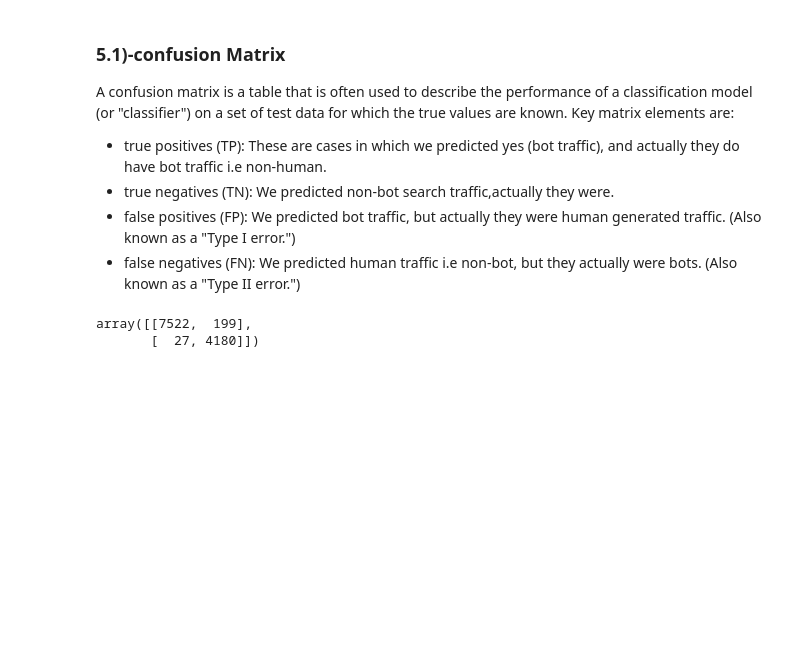
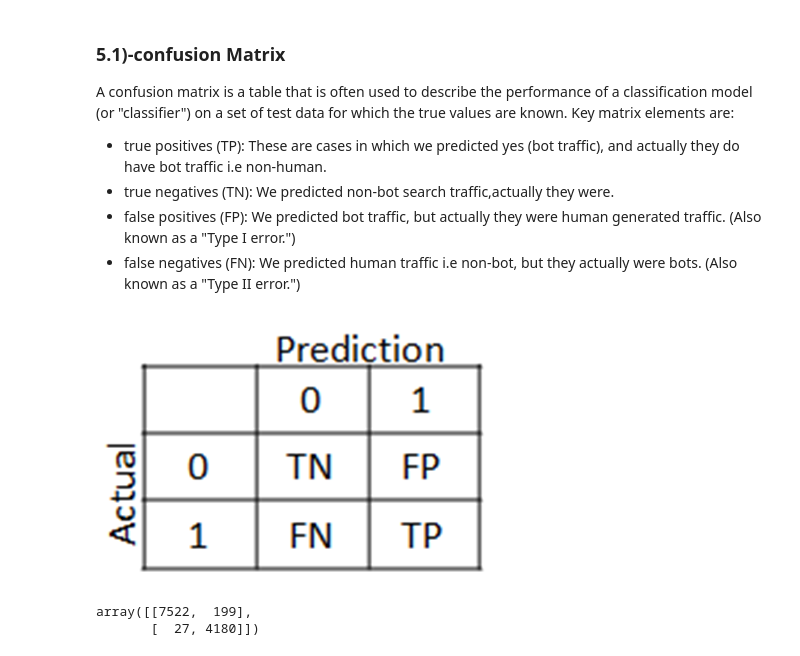
Before and after one commit to HassanSherwani/Bot_or_Not, a Jupyter notebook: ML_Model.ipynb, the cells around one changed output. Drawn from its saved outputs; the diff is of its cells as text; code cells hidden in the pictures; blank space fills up the shorter version.

```diff
--- a/ML_Model.ipynb
+++ b/ML_Model.ipynb
@@ -414,6 +414,11 @@ A confusion matrix is a table that is often used to describe the performance of
 - true negatives (TN): We predicted non-bot search traffic,actually they were.
 - false positives (FP): We predicted bot traffic, but actually they were human generated traffic. (Also known as a "Type I error.")
 - false negatives (FN): We predicted human traffic i.e non-bot, but they actually were bots. (Also known as a "Type II error.")
+# %%
+from IPython.display import Image
+Image("cm.png")
+# %% [output]
+[figure, added]
 # %%
 import itertools
 from sklearn import metrics
```
Also changed, not shown: parts of 1 cell of this notebook.
